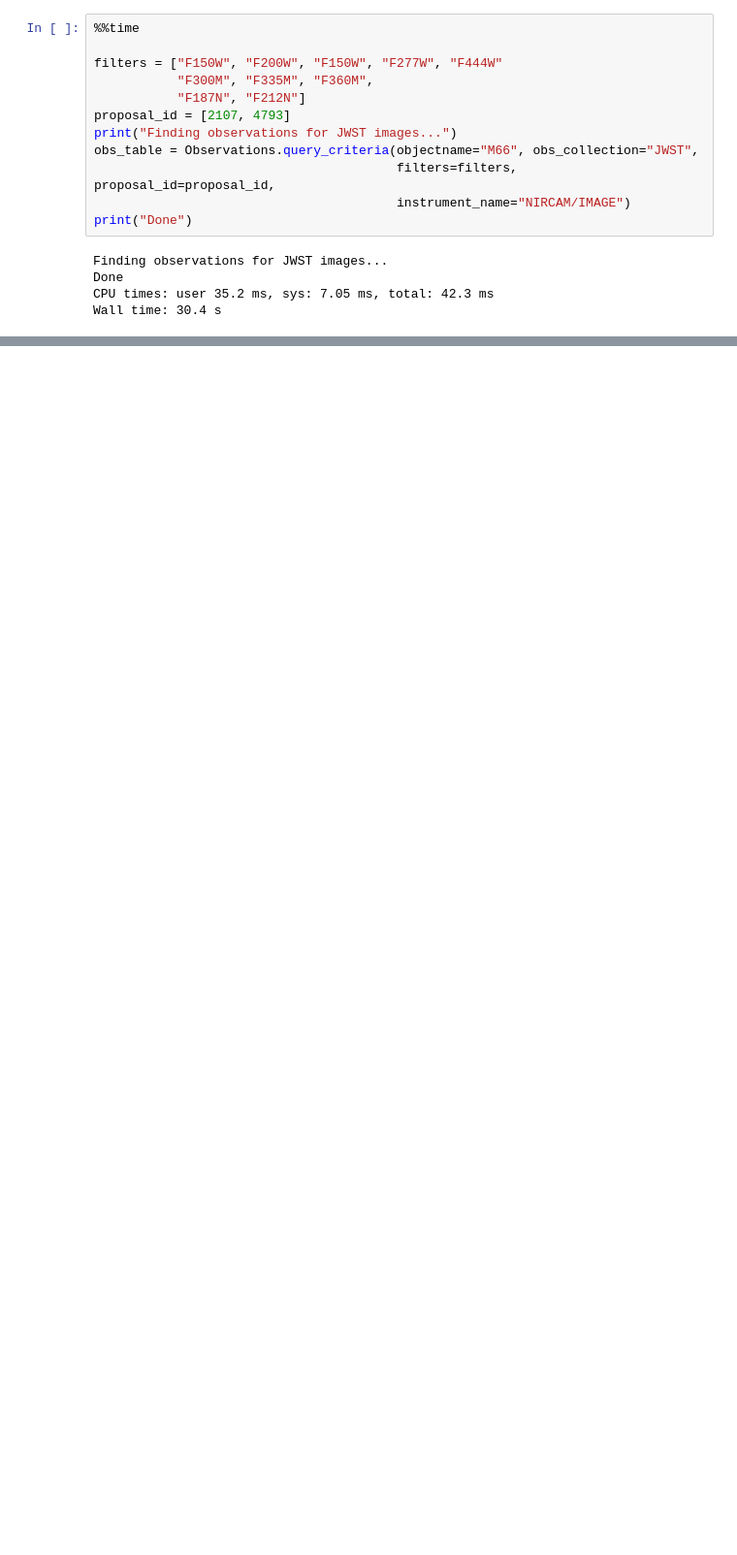
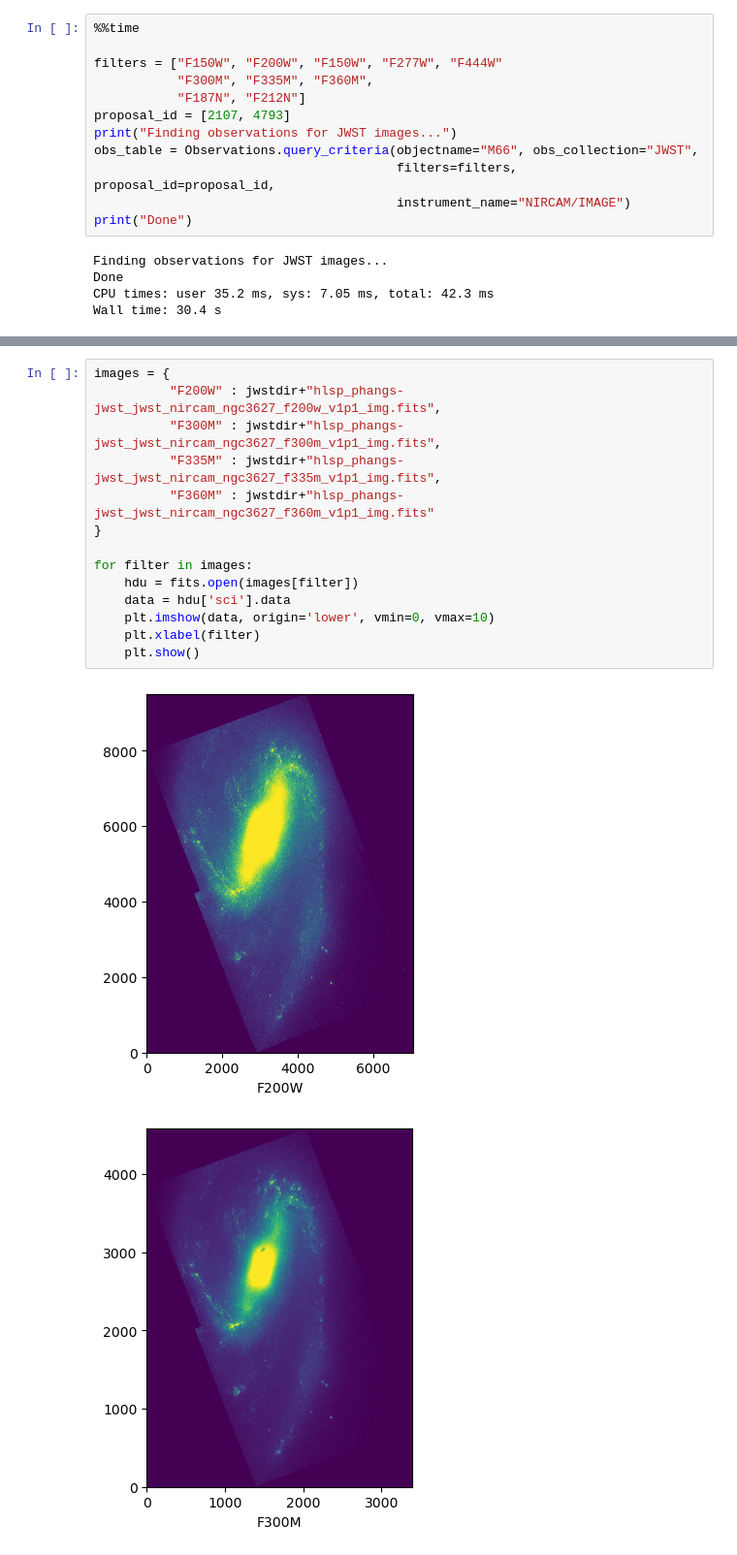
Before and after one commit to devkhullar/querx, a Jupyter notebook: M66_jwst.ipynb, the cells around one changed output, grey strips where cells are left out. Shown at 97% size. Saved outputs shown, nothing was run; the diff lists cells and outputs as text; blank space fills up the shorter version.

```diff
--- a/M66_jwst.ipynb
+++ b/M66_jwst.ipynb
@@ -88,0 +110,17 @@ Since the above code is downloading additional files that are not required, I am
+# %%
+images = {
+          "F200W" : jwstdir+"hlsp_phangs-jwst_jwst_nircam_ngc3627_f200w_v1p1_img.fits",
+          "F300M" : jwstdir+"hlsp_phangs-jwst_jwst_nircam_ngc3627_f300m_v1p1_img.fits",
+          "F335M" : jwstdir+"hlsp_phangs-jwst_jwst_nircam_ngc3627_f335m_v1p1_img.fits",
+          "F360M" : jwstdir+"hlsp_phangs-jwst_jwst_nircam_ngc3627_f360m_v1p1_img.fits"
+}
+
+for filter in images:
+    hdu = fits.open(images[filter])
+    data = hdu['sci'].data
+    plt.imshow(data, origin='lower', vmin=0, vmax=10)
+    plt.xlabel(filter)
+    plt.show()
+# %% [output]
+[figure, added]
+[figure, added]
```
Also changed, not shown: parts of 17 cells of this notebook.
